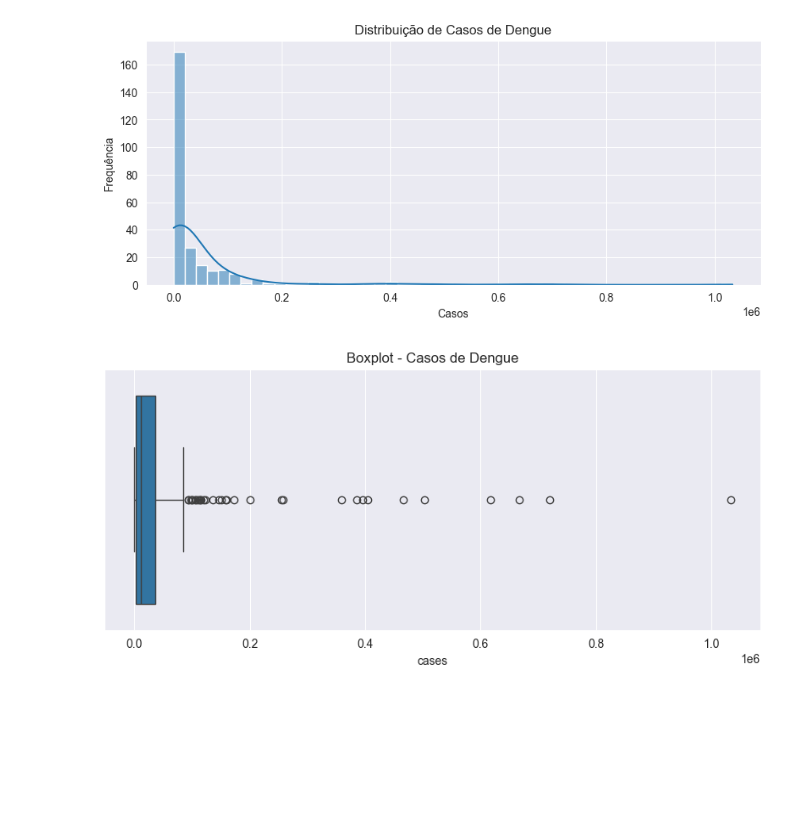
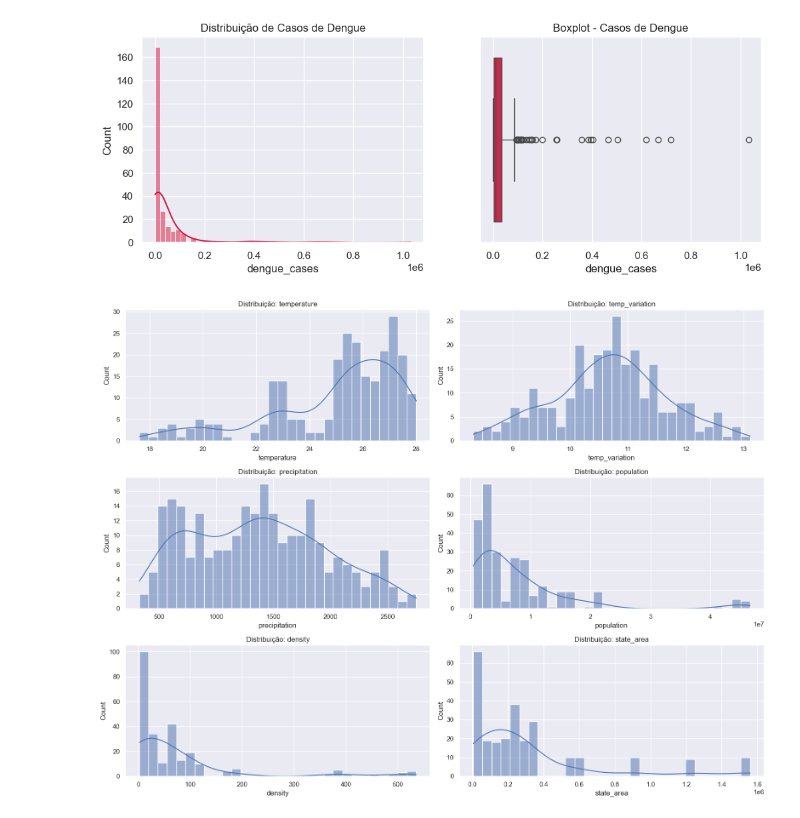
Before and after one commit to RTeixe0/DengueMachineLearning, a Jupyter notebook: notebook.ipynb, the cells around one changed output. Saved outputs shown, nothing was run; the diff lists cells and outputs as text; code cells hidden in the pictures; blank space fills up the shorter version.

```diff
--- a/notebook.ipynb
+++ b/notebook.ipynb
@@ -123,47 +118,47 @@ A matriz de correlação mostra que `Cases` possui relação positiva com `Popul
 # %%
-# Verificar estrutura e tipos
-df.info()
+# Visualizar distribuição da variável alvo
+plt.figure(figsize=(12, 4))
+plt.subplot(1, 2, 1)
+sns.histplot(df['dengue_cases'], bins=50, kde=True, color='crimson')
+plt.title('Distribuição de Casos de Dengue')
 
-# Verificar valores ausentes
-df.isnull().sum()
-
-# Estatísticas descritivas
-df.describe()
-
-# Distribuição da variável alvo (cases)
-plt.figure(figsize=(10, 4))
-sns.histplot(df['cases'], bins=50, kde=True)
-plt.title("Distribuição de Casos de Dengue")
-plt.xlabel("Casos")
-plt.ylabel("Frequência")
+plt.subplot(1, 2, 2)
+sns.boxplot(x=df['dengue_cases'], color='crimson')
+plt.title('Boxplot - Casos de Dengue')
 plt.show()
 
-# Boxplot para identificar outliers
-plt.figure(figsize=(10, 4))
-sns.boxplot(x=df['cases'])
-plt.title("Boxplot - Casos de Dengue")
+# Visualizar histogramas das variáveis numéricas preditoras
+variaveis_numericas = ['temperature', 'temp_variation', 'precipitation', 'population', 'density', 'state_area']
+
+plt.figure(figsize=(16, 12))
+for i, col in enumerate(variaveis_numericas):
+    plt.subplot(3, 2, i+1)
+    sns.histplot(df[col], bins=30, kde=True)
+    plt.title(f'Distribuição: {col}')
+plt.tight_layout()
 plt.show()
 
-# Distribuição das variáveis preditoras
-variaveis_numericas = [
-    'temperature', 'min_tmp', 'max_tmp', 'precipitation',
-    'temp_variation', 'population', 'state_area'
-]
-
-for col in variaveis_numericas:
-    plt.figure(figsize=(8, 3))
-    sns.histplot(df[col], kde=True)
-    plt.title(f'Distribuição de {col}')
-    plt.xlabel(col)
-    plt.ylabel('Frequência')
-    plt.show()
-
-# Correlação entre variáveis
-plt.figure(figsize=(10, 6))
-sns.heatmap(df.corr(numeric_only=True), annot=True, cmap='coolwarm')
-plt.title("Matriz de Correlação")
+# Matriz de correlação
+plt.figure(figsize=(10, 8))
+sns.heatmap(df[variaveis_numericas + ['dengue_cases']].corr(), annot=True, fmt=".2f", cmap='coolwarm')
+plt.title('Matriz de Correlação')
 plt.show()
 
-# Correlação da variável alvo com as demais
-df.corr(numeric_only=True)['cases'].sort_values(ascending=False)
+# Gráficos de dispersão entre variáveis com maior correlação com casos
+plt.figure(figsize=(18, 5))
+
+plt.subplot(1, 3, 1)
+sns.scatterplot(x='population', y='dengue_cases', data=df, alpha=0.5)
+plt.title('Casos vs População')
+
+plt.subplot(1, 3, 2)
+sns.scatterplot(x='temperature', y='dengue_cases', data=df, alpha=0.5)
+plt.title('Casos vs Temperatura')
+
+plt.subplot(1, 3, 3)
+sns.scatterplot(x='temp_variation', y='dengue_cases', data=df, alpha=0.5)
+plt.title('Casos vs Variação de Temperatura')
+
+plt.tight_layout()
+plt.show()
 # %% [output]
@@ -189,2 +165,2 @@ memory usage: 24.3+ KB
-[figure, old version]
+[figure, new version]
-[figure, old version]
+[figure, new version]
```
Also changed, not shown: parts of 21 cells of this notebook, 1 other file.
